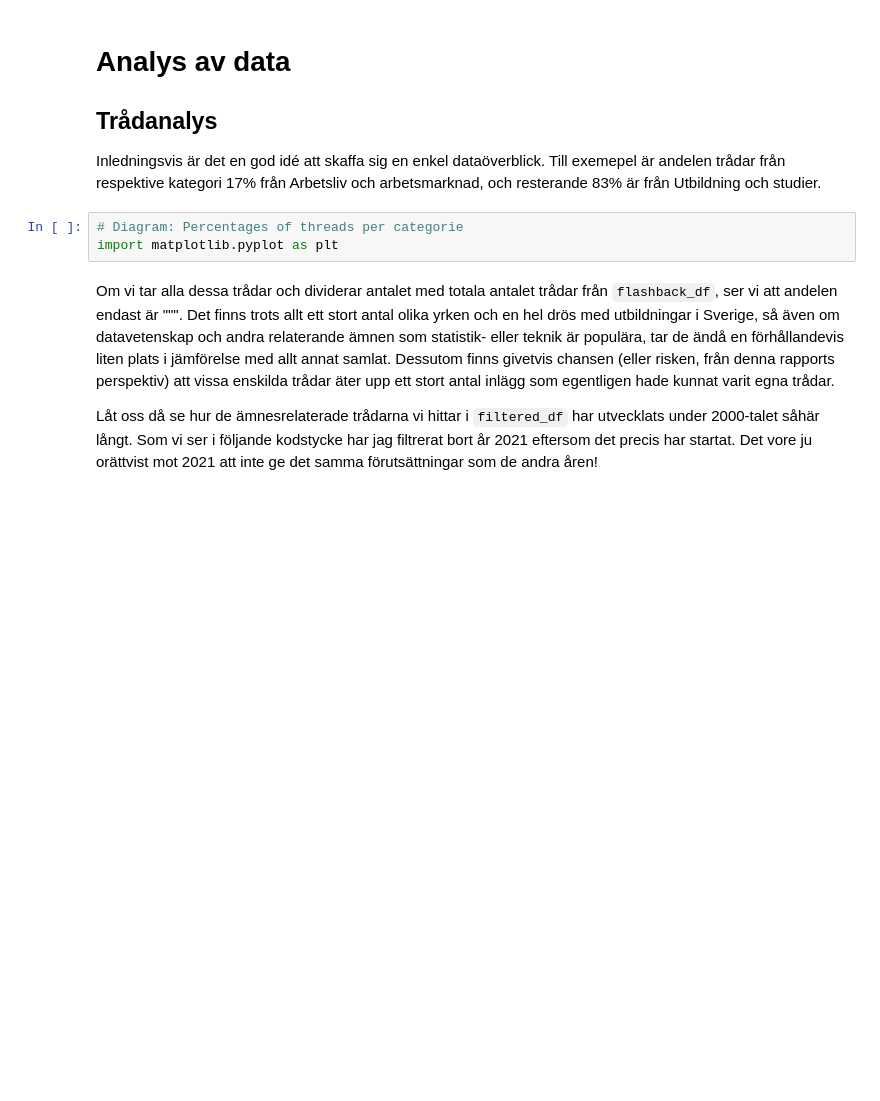
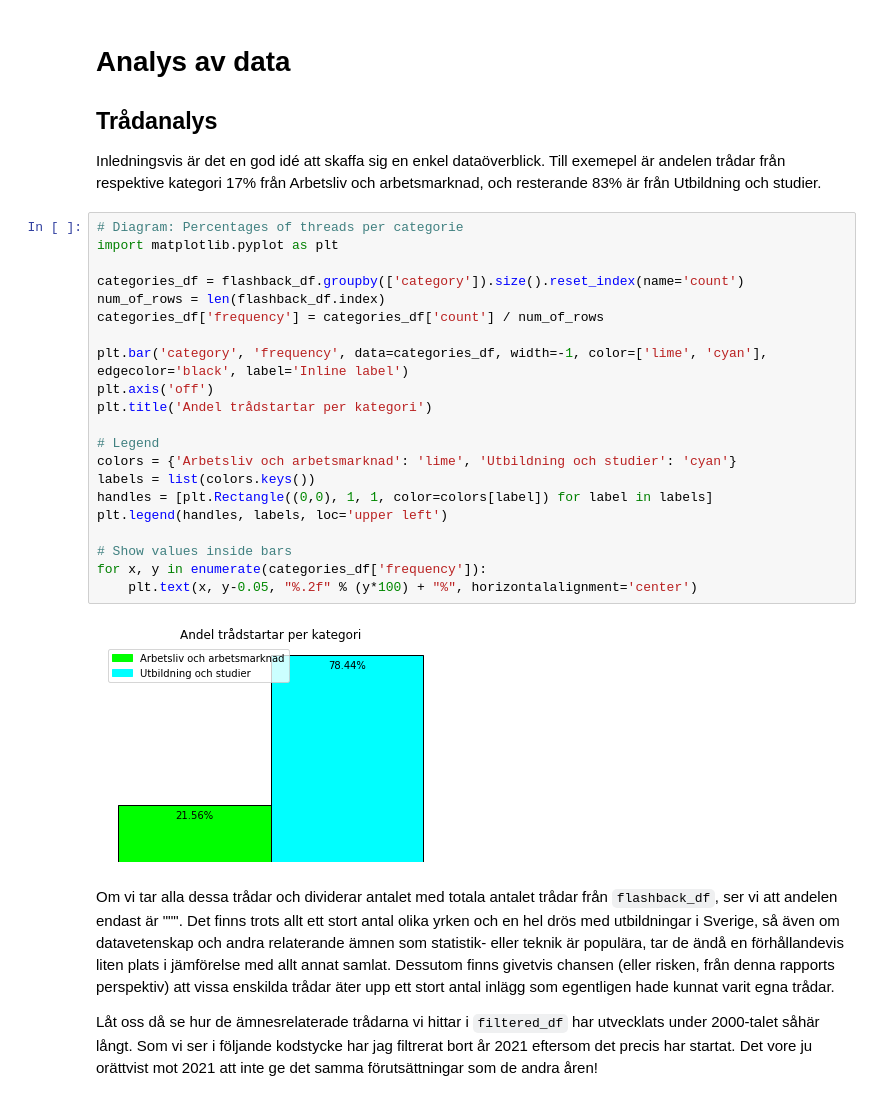
Before and after one commit to DanielW720/DS_Flashback, a Jupyter notebook: report.ipynb, the cells around one changed output. Saved outputs shown, nothing was run; the diff lists cells and outputs as text; blank space fills up the shorter version.

```diff
--- a/report.ipynb
+++ b/report.ipynb
@@ -234,9 +231,29 @@ flashback_df
 ## Trådanalys
 
 Inledningsvis är det en god idé att skaffa sig en enkel dataöverblick. Till exemepel är andelen trådar från respektive kategori 17% från Arbetsliv och arbetsmarknad, och resterande 83% är från Utbildning och studier.
-# %%
-# Diagram: Percentages of threads per categorie
-import matplotlib.pyplot as plt
+# %%
+# Diagram: Percentages of threads per categorie
+import matplotlib.pyplot as plt
+
+categories_df = flashback_df.groupby(['category']).size().reset_index(name='count')
+num_of_rows = len(flashback_df.index)
+categories_df['frequency'] = categories_df['count'] / num_of_rows
+
+plt.bar('category', 'frequency', data=categories_df, width=-1, color=['lime', 'cyan'], edgecolor='black', label='Inline label')
+plt.axis('off')
+plt.title('Andel trådstartar per kategori')
+
+# Legend
+colors = {'Arbetsliv och arbetsmarknad': 'lime', 'Utbildning och studier': 'cyan'}
+labels = list(colors.keys())
+handles = [plt.Rectangle((0,0), 1, 1, color=colors[label]) for label in labels]
+plt.legend(handles, labels, loc='upper left')
+
+# Show values inside bars
+for x, y in enumerate(categories_df['frequency']):
+    plt.text(x, y-0.05, "%.2f" % (y*100) + "%", horizontalalignment='center')
+# %% [output]
+[figure, added]
 # %% [markdown]
 Om vi tar alla dessa trådar och dividerar antalet med totala antalet trådar från `flashback_df`, ser vi att andelen endast är """. Det finns trots allt ett stort antal olika yrken och en hel drös med utbildningar i Sverige, så även om datavetenskap och andra relaterande ämnen som statistik- eller teknik är populära, tar de ändå en förhållandevis liten plats i jämförelse med allt annat samlat. Dessutom finns givetvis chansen (eller risken, från denna rapports perspektiv) att vissa enskilda trådar äter upp ett stort antal inlägg som egentligen hade kunnat varit egna trådar.
 
```
Also changed, not shown: parts of 3 cells of this notebook, 3 other files.
